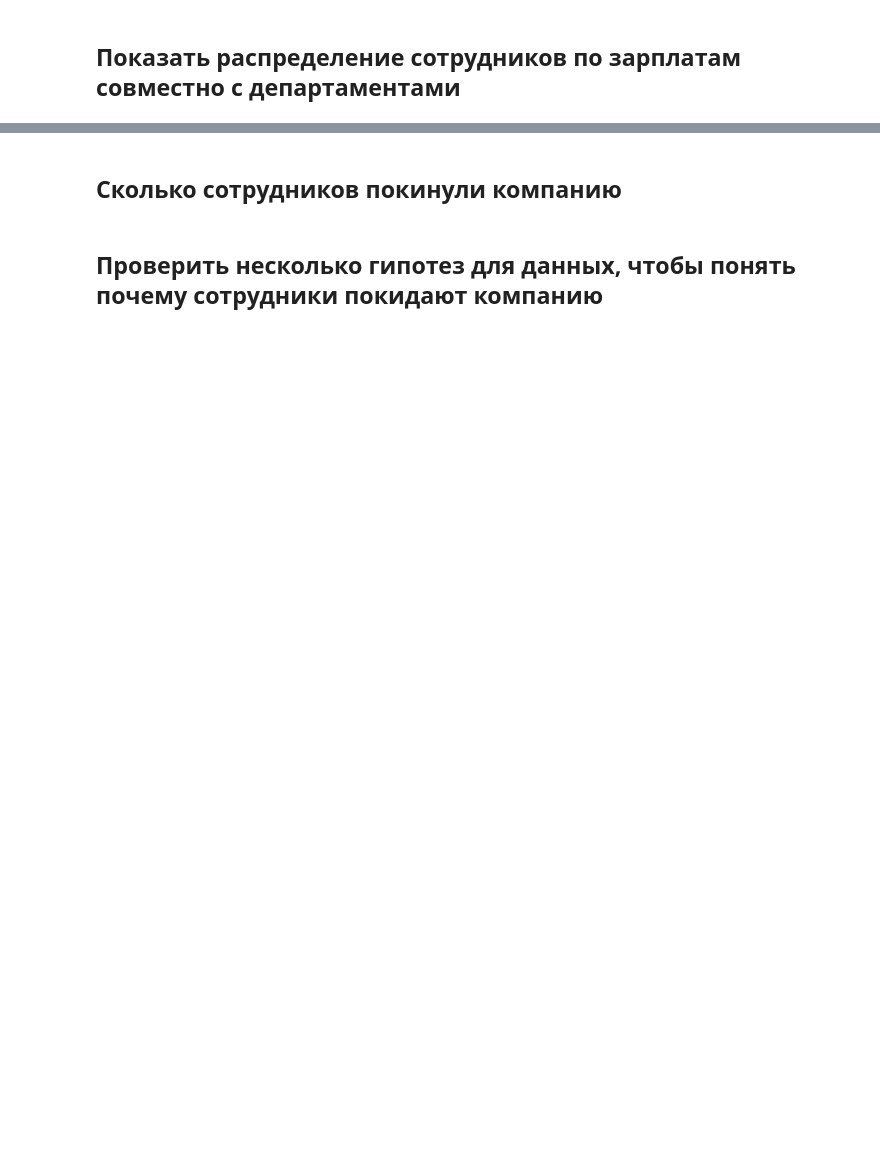
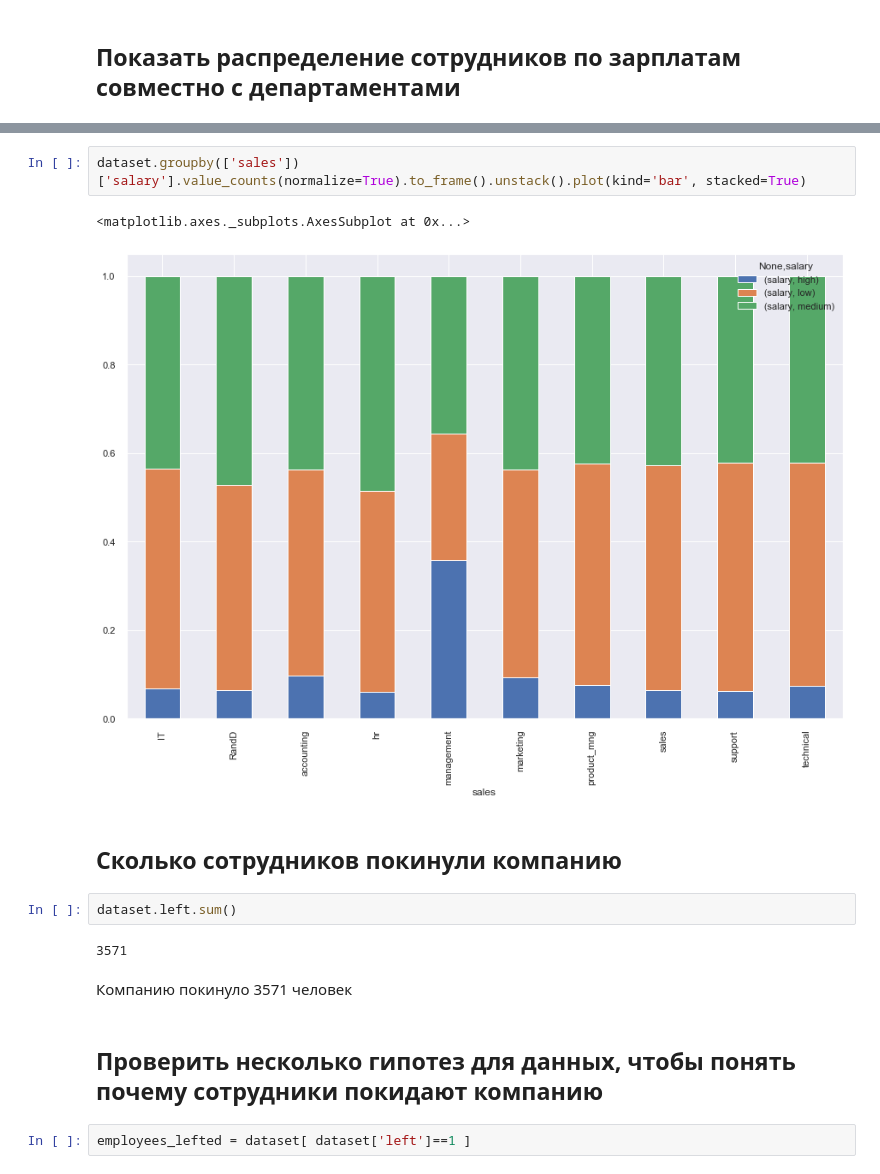
Before and after one commit to philippnicholson/netology_pyda_diploma, a Jupyter notebook: pyda-diploma.ipynb, the cells around one changed output, grey strips where cells are left out. Cells and saved outputs as stored; diff of their text form; blank space fills up the shorter version.

```diff
--- a/pyda-diploma.ipynb
+++ b/pyda-diploma.ipynb
@@ -179,4 +219,17 @@ sns.pairplot(dataset,vars=['number_project', 'last_evaluation', 'average_montly_
+# %%
+dataset.groupby(['sales'])['salary'].value_counts(normalize=True).to_frame().unstack().plot(kind='bar', stacked=True)
+# %% [output]
+<matplotlib.axes._subplots.AxesSubplot at 0x...>
+[figure, added]
 # %% [markdown]
 ## Сколько сотрудников покинули компанию
+# %%
+dataset.left.sum()
+# %% [output]
+3571
+# %% [markdown]
+Компанию покинуло 3571 человек
 # %% [markdown]
 ## Проверить несколько гипотез для данных, чтобы понять почему сотрудники покидают компанию
+# %%
+employees_lefted = dataset[ dataset['left']==1 ]
```
Also changed, not shown: parts of 19 cells of this notebook.
